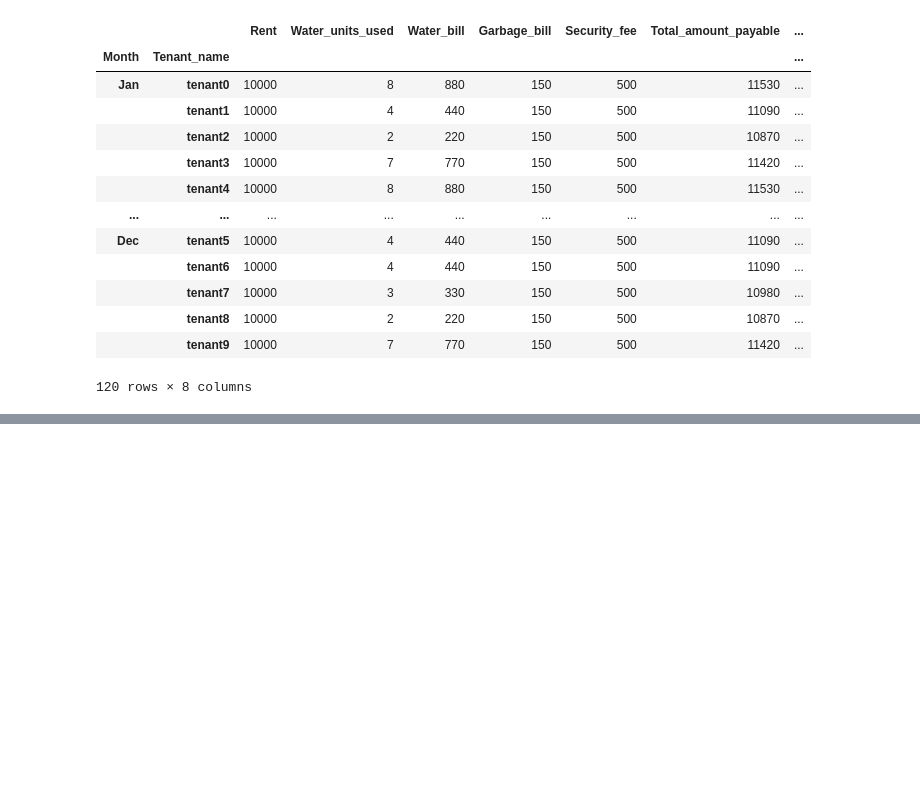
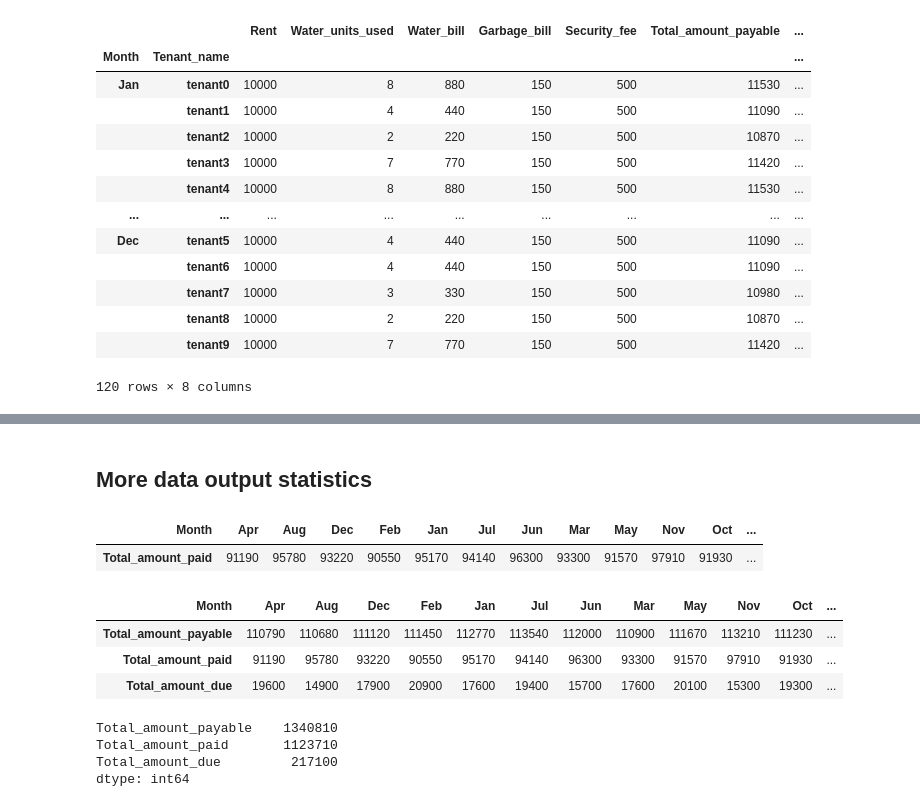
Before and after one commit to lyraxvincent/landlord-tenant-bills-dashboard, a Jupyter notebook: create files.ipynb, the cells around one changed output, grey strips where cells are left out. Drawn from its saved outputs; the diff is of its cells as text; code cells hidden in the pictures; blank space fills up the shorter version.

Commit message:
more data output statistics

```diff
--- a/create files.ipynb
+++ b/create files.ipynb
@@ -107,0 +126,23 @@ df
+# %% [markdown]
+## **More data output statistics**
+# %%
+pd.DataFrame(df.reset_index().groupby('Month')['Total_amount_paid'].sum()).T
+# %% [output]
+| Month | Apr | Aug | Dec | Feb | Jan | Jul | Jun | Mar | May | Nov | Oct | ... |
+| Total_amount_paid | 91190 | 95780 | 93220 | 90550 | 95170 | 94140 | 96300 | 93300 | 91570 | 97910 | 91930 | ... |
+# %%
+# Monthly total amounts statistics
+pd.DataFrame(df.reset_index().groupby('Month')[['Total_amount_payable', 'Total_amount_paid', 'Total_amount_due']].sum()).T
+# %% [output]
+| Month | Apr | Aug | Dec | Feb | Jan | Jul | Jun | Mar | May | Nov | Oct | ... |
+| Total_amount_payable | 110790 | 110680 | 111120 | 111450 | 112770 | 113540 | 112000 | 110900 | 111670 | 113210 | 111230 | ... |
+| Total_amount_paid | 91190 | 95780 | 93220 | 90550 | 95170 | 94140 | 96300 | 93300 | 91570 | 97910 | 91930 | ... |
+| Total_amount_due | 19600 | 14900 | 17900 | 20900 | 17600 | 19400 | 15700 | 17600 | 20100 | 15300 | 19300 | ... |
+# %%
+# End year statistics (totals for all months)
+pd.DataFrame(df.reset_index().groupby('Month')[['Total_amount_payable', 'Total_amount_paid', 'Total_amount_due']].sum()).T.agg(sum, axis=1)
+# %% [output]
+Total_amount_payable    1340810
+Total_amount_paid       1123710
+Total_amount_due         217100
+dtype: int64
```
Also changed, not shown: parts of 1 cell of this notebook.
